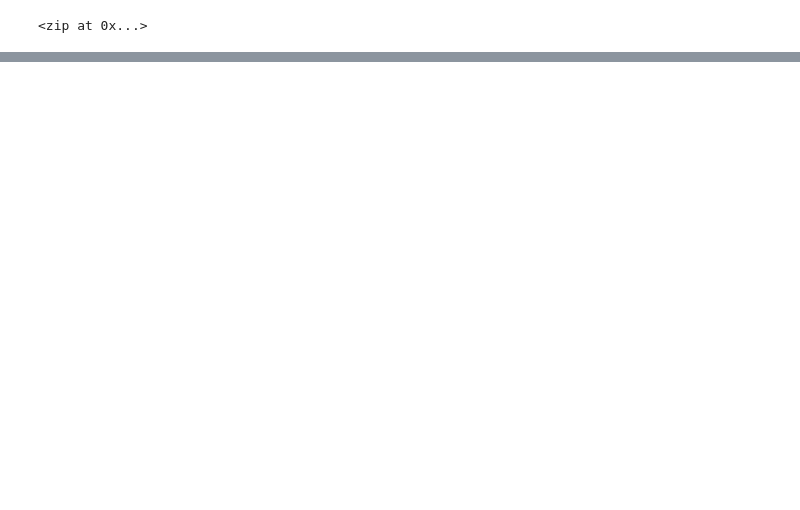
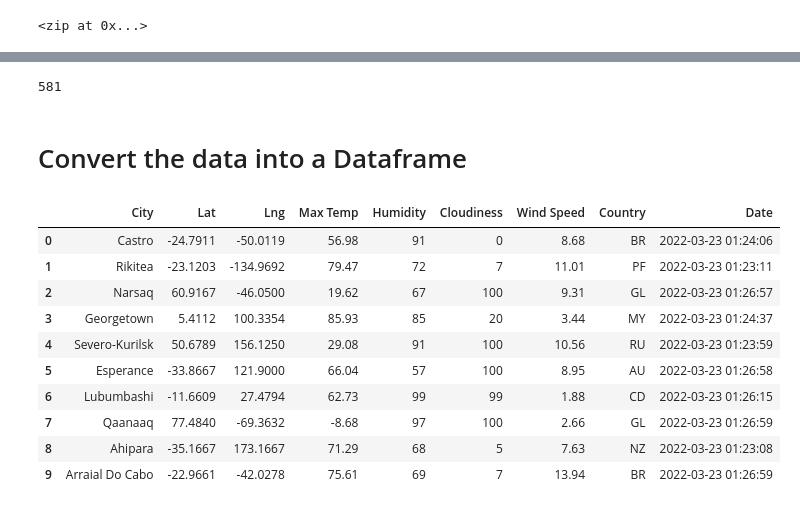
Before and after one commit to Fabalin/World_Weather_Analysis, a Jupyter notebook: WeatherPy.ipynb, the cells around one changed output, grey strips where cells are left out. Cells and saved outputs as stored; diff of their text form; code cells hidden in the pictures; blank space fills up the shorter version.

Commit message:
Adding updated gitignore and WeatherPy code

```diff
--- a/WeatherPy.ipynb
+++ b/WeatherPy.ipynb
@@ -52,0 +50,3 @@ len(cities)
+# %%
+# Build Basic URL for API call
+url = "http://api.openweathermap.org/data/2.5/weather?units=Imperial&APPID=" + weather_api_key
@@ -52,0 +136,23 @@ len(cities)
+# %%
+# Check the length of the cities_data dictionary
+len(city_data)
+# %% [output]
+581
+# %% [markdown]
+# Convert the data into a Dataframe
+# %%
+# Convert the array of dictionaries to a Pandas DataFrame.
+raw_city_data_df = pd.DataFrame(city_data)
+raw_city_data_df.head(10)
+# %% [output]
+|  | City | Lat | Lng | Max Temp | Humidity | Cloudiness | Wind Speed | Country | Date |
+| 0 | Castro | -24.7911 | -50.0119 | 56.98 | 91 | 0 | 8.68 | BR | 2022-03-23 01:24:06 |
+| 1 | Rikitea | -23.1203 | -134.9692 | 79.47 | 72 | 7 | 11.01 | PF | 2022-03-23 01:23:11 |
+| 2 | Narsaq | 60.9167 | -46.0500 | 19.62 | 67 | 100 | 9.31 | GL | 2022-03-23 01:26:57 |
+| 3 | Georgetown | 5.4112 | 100.3354 | 85.93 | 85 | 20 | 3.44 | MY | 2022-03-23 01:24:37 |
+| 4 | Severo-Kurilsk | 50.6789 | 156.1250 | 29.08 | 91 | 100 | 10.56 | RU | 2022-03-23 01:23:59 |
+| 5 | Esperance | -33.8667 | 121.9000 | 66.04 | 57 | 100 | 8.95 | AU | 2022-03-23 01:26:58 |
+| 6 | Lubumbashi | -11.6609 | 27.4794 | 62.73 | 99 | 99 | 1.88 | CD | 2022-03-23 01:26:15 |
+| 7 | Qaanaaq | 77.4840 | -69.3632 | -8.68 | 97 | 100 | 2.66 | GL | 2022-03-23 01:26:59 |
+| 8 | Ahipara | -35.1667 | 173.1667 | 71.29 | 68 | 5 | 7.63 | NZ | 2022-03-23 01:23:08 |
+| 9 | Arraial Do Cabo | -22.9661 | -42.0278 | 75.61 | 69 | 7 | 13.94 | BR | 2022-03-23 01:26:59 |
```
Also changed, not shown: parts of 12 cells of this notebook, 1 other file.
